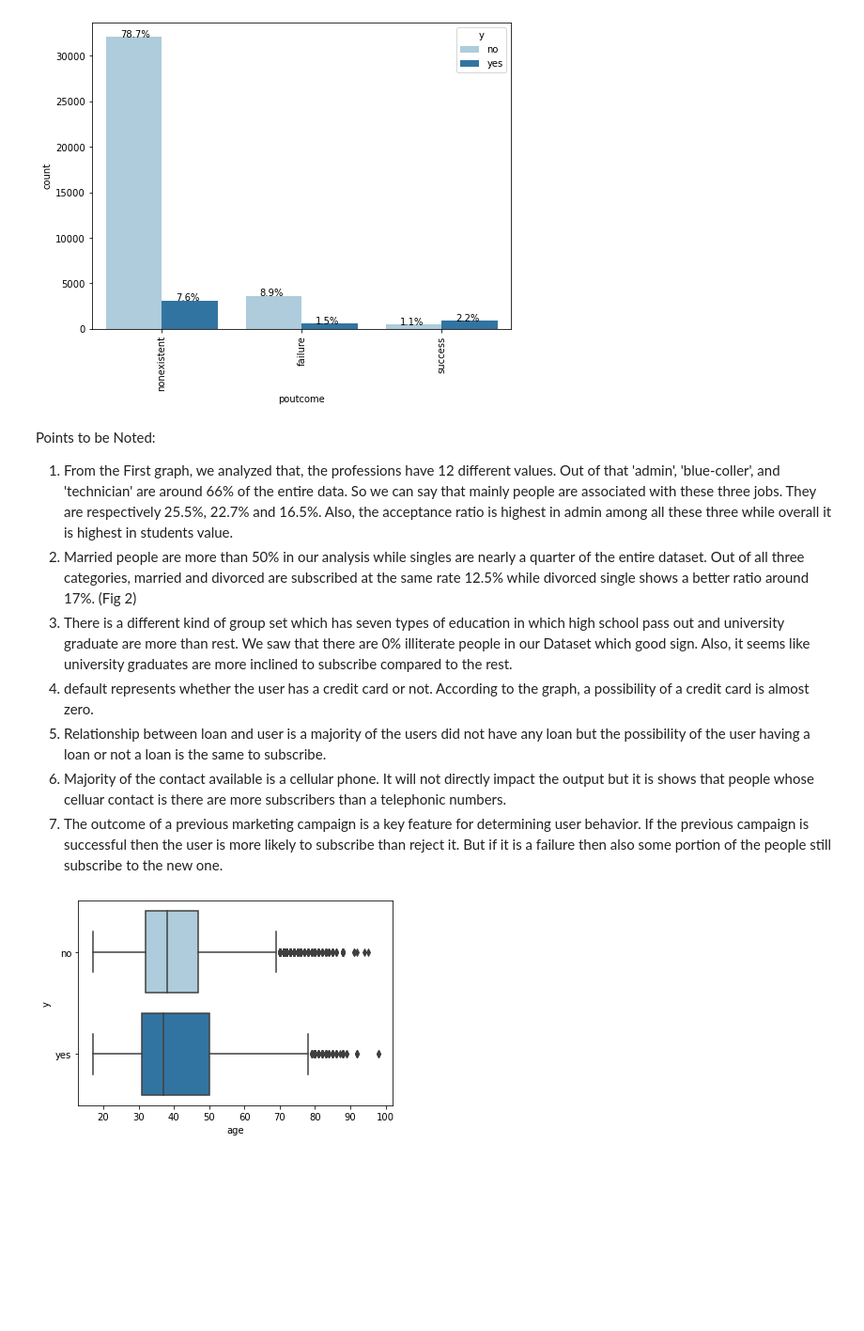
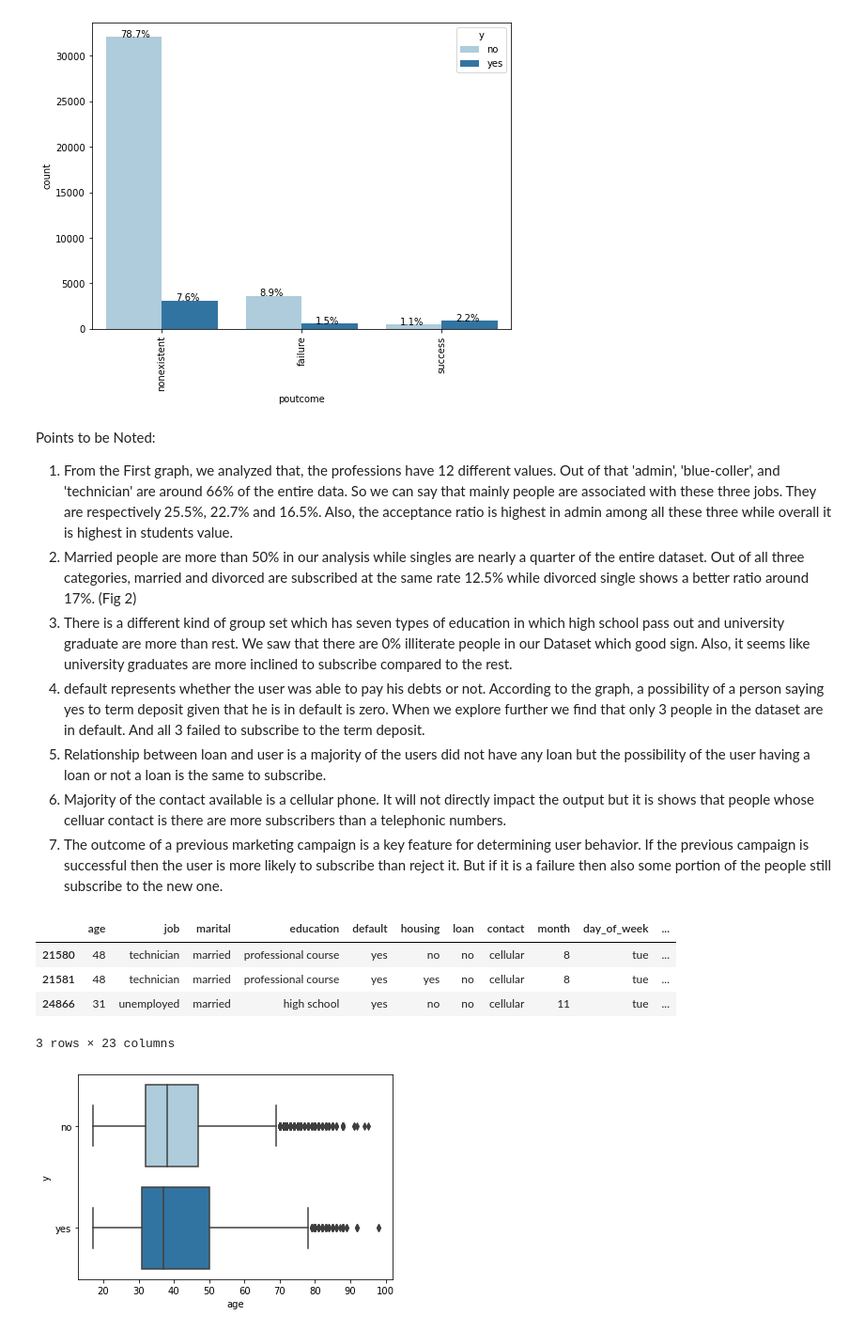
Before and after one commit to taimoorRazi/Bank-Marketing-Project, a Jupyter notebook: Week 10/EDA.ipynb, the cells around one changed output. Shown at 94% size. Drawn from its saved outputs; the diff is of its cells as text; code cells hidden in the pictures; blank space fills up the shorter version.

```diff
--- a/Week 10/EDA.ipynb
+++ b/Week 10/EDA.ipynb
@@ -787,10 +787,18 @@ Points to be Noted:
 1. From the First graph, we analyzed that, the professions have 12 different values. Out of that 'admin', 'blue-coller', and 'technician' are around 66% of the entire data. So we can say that mainly people are associated with these three jobs. They are respectively 25.5%, 22.7% and 16.5%. Also, the acceptance ratio is highest in admin among all these three while overall it is highest in students value.
 2. Married people are more than 50% in our analysis while singles are nearly a quarter of the entire dataset. Out of all three categories, married and divorced are subscribed at the same rate 12.5% while divorced single shows a better ratio around 17%. (Fig 2)
 3. There is a different kind of group set which has seven types of education in which high school pass out and university graduate are more than rest. We saw that there are 0% illiterate people in our Dataset which good sign. Also, it seems like university graduates are more inclined to subscribe compared to the rest.
-4. default represents whether the user has a credit card or not. According to the graph, a possibility of a credit card is almost zero.
+4. default represents whether the user was able to pay his debts or not. According to the graph, a possibility of a person saying yes to term deposit given that he is in default is zero. When we explore further we find that only 3 people in the dataset are in default. And all 3 failed to subscribe to the term deposit.
 5. Relationship between loan and user is a majority of the users did not have any loan but the possibility of the user having a loan or not a loan is the same to subscribe.
 6. Majority of the contact available is a cellular phone. It will not directly impact the output but it is shows that people whose celluar contact is there are more subscribers than a telephonic numbers.
 7. The outcome of a previous marketing campaign is a key feature for determining user behavior. If the previous campaign is successful then the user is more likely to subscribe than reject it. But if it is a failure then also some portion of the people still subscribe to the new one.
+# %%
+df[df["default"]=="yes"]
+# %% [output]
+|  | age | job | marital | education | default | housing | loan | contact | month | day_of_week | ... |
+| 21580 | 48 | technician | married | professional course | yes | no | no | cellular | 8 | tue | ... |
+| 21581 | 48 | technician | married | professional course | yes | yes | no | cellular | 8 | tue | ... |
+| 24866 | 31 | unemployed | married | high school | yes | no | no | cellular | 11 | tue | ... |
+3 rows × 23 columns
 # %%
 for var in numerical_var:
     sns.boxplot(data = df, y = 'y', x = var, dodge=False)
```
Also changed, not shown: parts of 6 cells of this notebook.
